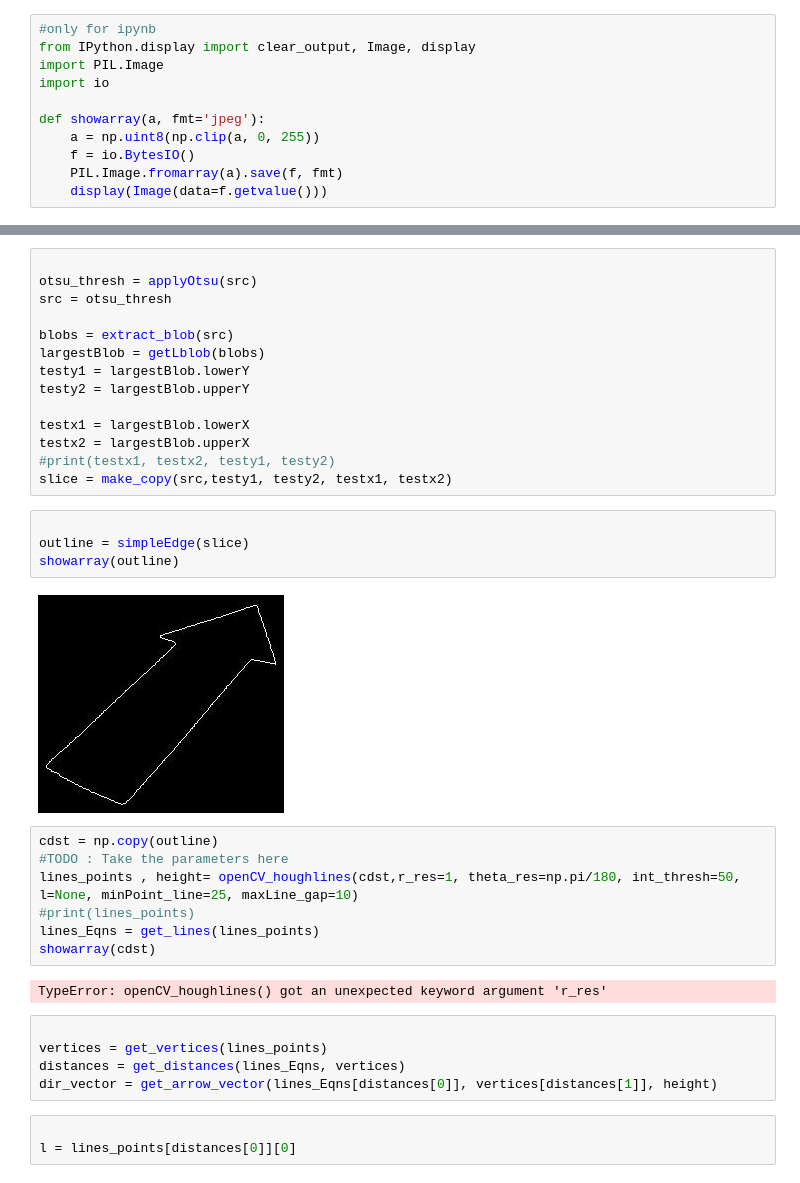
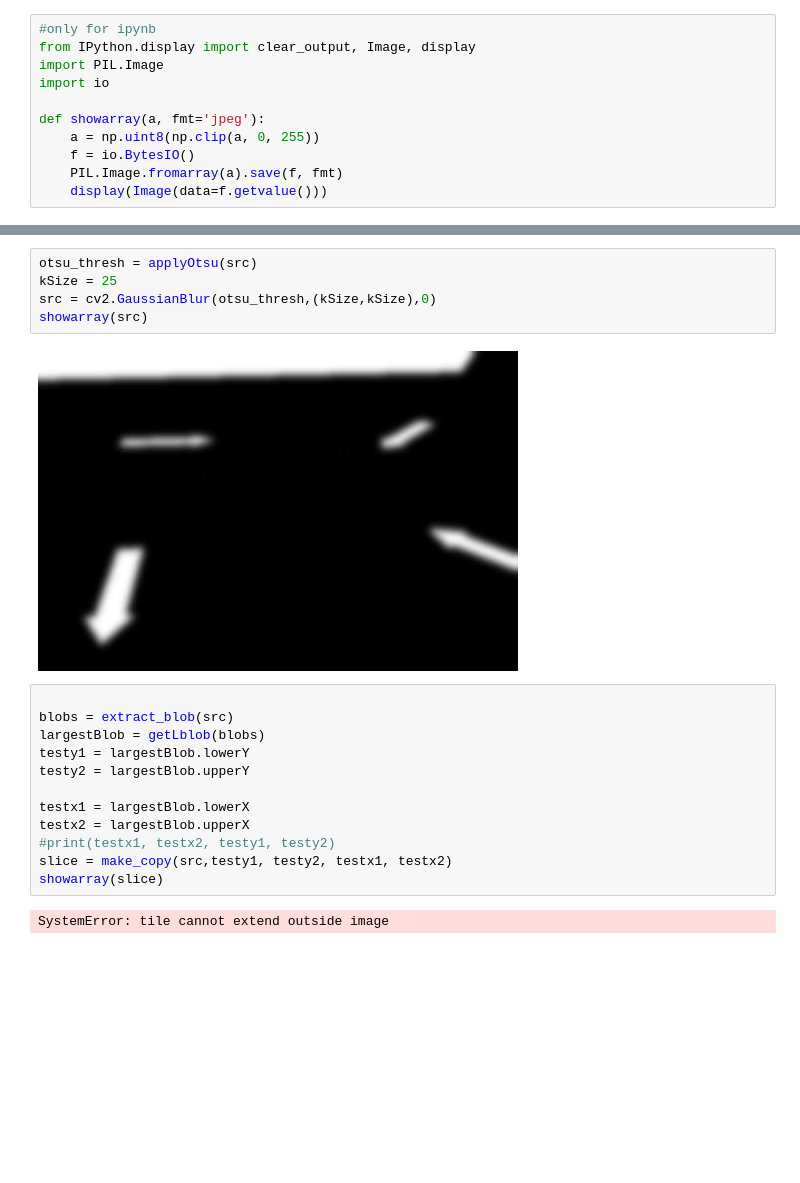
Before and after one commit to DMUPraveen/SLRC_RoboRebels, a Jupyter notebook: deploy_scripts/feature_extractor.ipynb, the cells around one changed output, grey strips where cells are left out. Saved outputs shown, nothing was run; the diff lists cells and outputs as text; blank space fills up the shorter version.

```diff
--- a/deploy_scripts/feature_extractor.ipynb
+++ b/deploy_scripts/feature_extractor.ipynb
@@ -23,7 +24,11 @@ src = cv2.imread(filename, cv2.IMREAD_GRAYSCALE)
+# %%
+otsu_thresh = applyOtsu(src)
+kSize = 25
+src = cv2.GaussianBlur(otsu_thresh,(kSize,kSize),0)
+showarray(src)
+# %% [output]
+[figure, added]
 # %%
-
-otsu_thresh = applyOtsu(src)
-src = otsu_thresh
 
 blobs = extract_blob(src)
 largestBlob = getLblob(blobs)
@@ -34,26 +39,6 @@ testx1 = largestBlob.lowerX
 testx2 = largestBlob.upperX
 #print(testx1, testx2, testy1, testy2)
 slice = make_copy(src,testy1, testy2, testx1, testx2)
+showarray(slice)
+# %% [output]
+SystemError: tile cannot extend outside image
-# %%
-
-outline = simpleEdge(slice)
-showarray(outline)
-# %% [output]
-[figure, removed]
-# %%
-cdst = np.copy(outline)
-#TODO : Take the parameters here
-lines_points , height= openCV_houghlines(cdst,r_res=1, theta_res=np.pi/180, int_thresh=50, l=None, minPoint_line=25, maxLine_gap=10)
-#print(lines_points)
-lines_Eqns = get_lines(lines_points)
-showarray(cdst)
-# %% [output]
-TypeError: openCV_houghlines() got an unexpected keyword argument 'r_res'
-# %%
-
-vertices = get_vertices(lines_points)
-distances = get_distances(lines_Eqns, vertices)
-dir_vector = get_arrow_vector(lines_Eqns[distances[0]], vertices[distances[1]], height)
-# %%
-
-l = lines_points[distances[0]][0]
```
Also changed, not shown: parts of 17 cells of this notebook, 22 other files.
